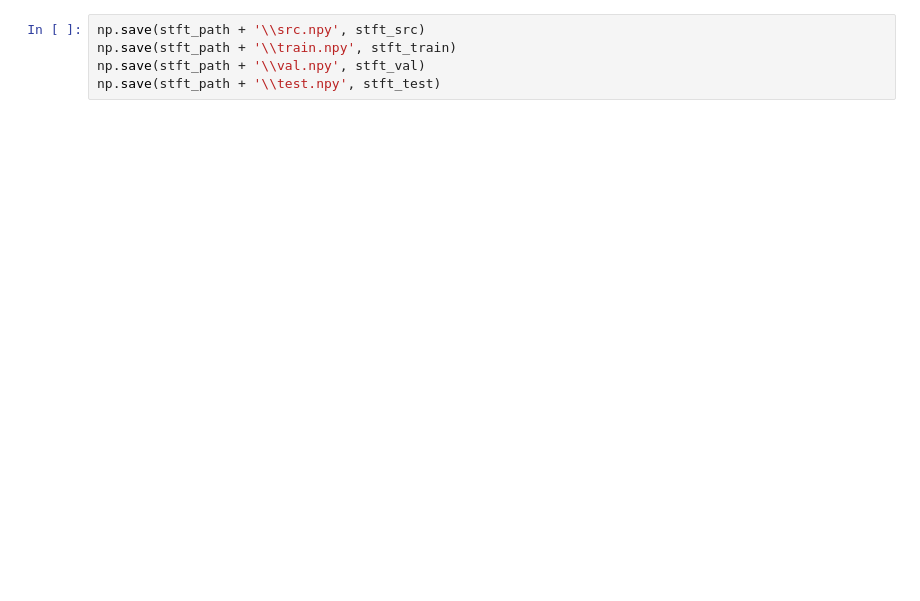
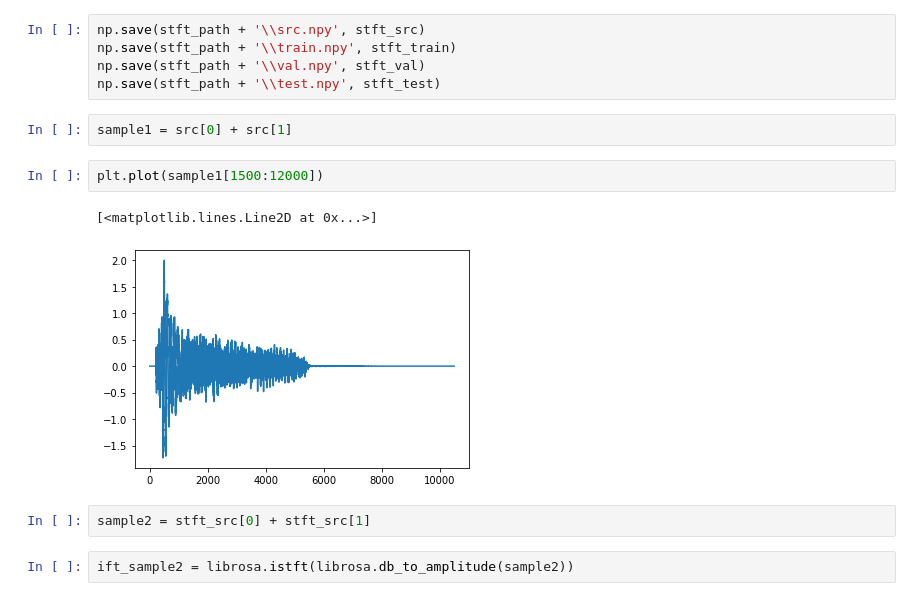
Before and after one commit to elliottwaissbluth/DrumSynthesis, a Jupyter notebook: Drum Synthesis/Data Exploration/preprocess.ipynb, the cells around one changed output. Saved outputs shown, nothing was run; the diff lists cells and outputs as text; blank space fills up the shorter version.

```diff
--- a/Drum Synthesis/Data Exploration/preprocess.ipynb
+++ b/Drum Synthesis/Data Exploration/preprocess.ipynb
@@ -60,3 +76,14 @@ np.save(stft_path + '\\src.npy', stft_src)
 np.save(stft_path + '\\train.npy', stft_train)
 np.save(stft_path + '\\val.npy', stft_val)
 np.save(stft_path + '\\test.npy', stft_test)
+# %%
+sample1 = src[0] + src[1]
+# %%
+plt.plot(sample1[1500:12000])
+# %% [output]
+[<matplotlib.lines.Line2D at 0x...>]
+[figure, added]
+# %%
+sample2 = stft_src[0] + stft_src[1]
+# %%
+ift_sample2 = librosa.istft(librosa.db_to_amplitude(sample2))
```
Also changed, not shown: parts of 6 cells of this notebook, 2 other files.
